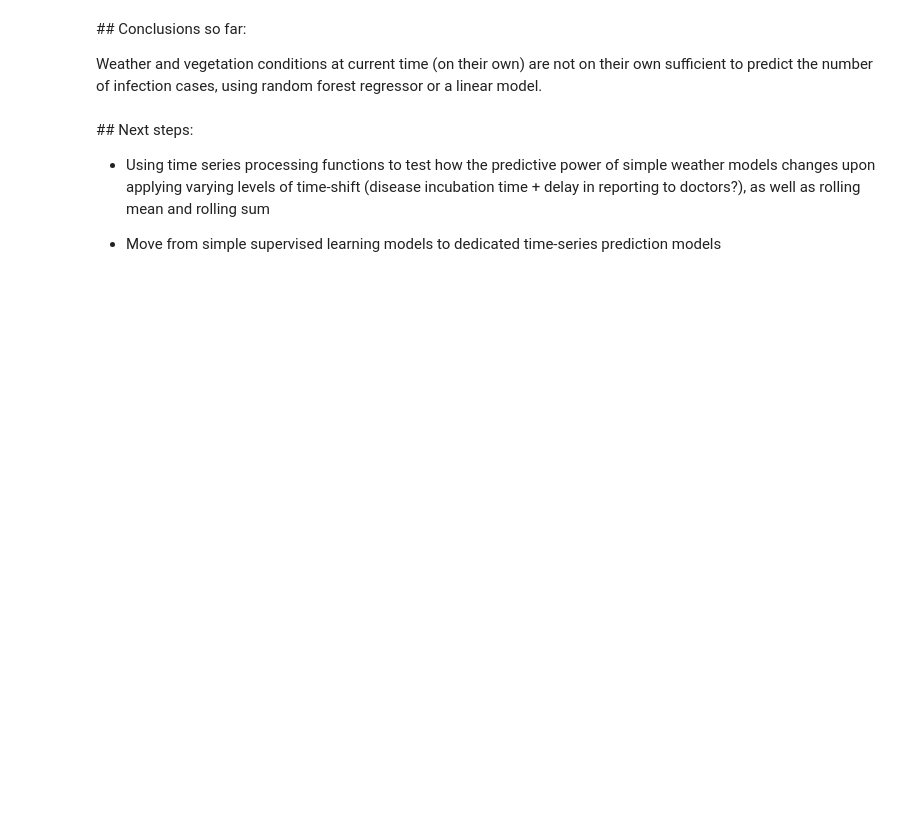
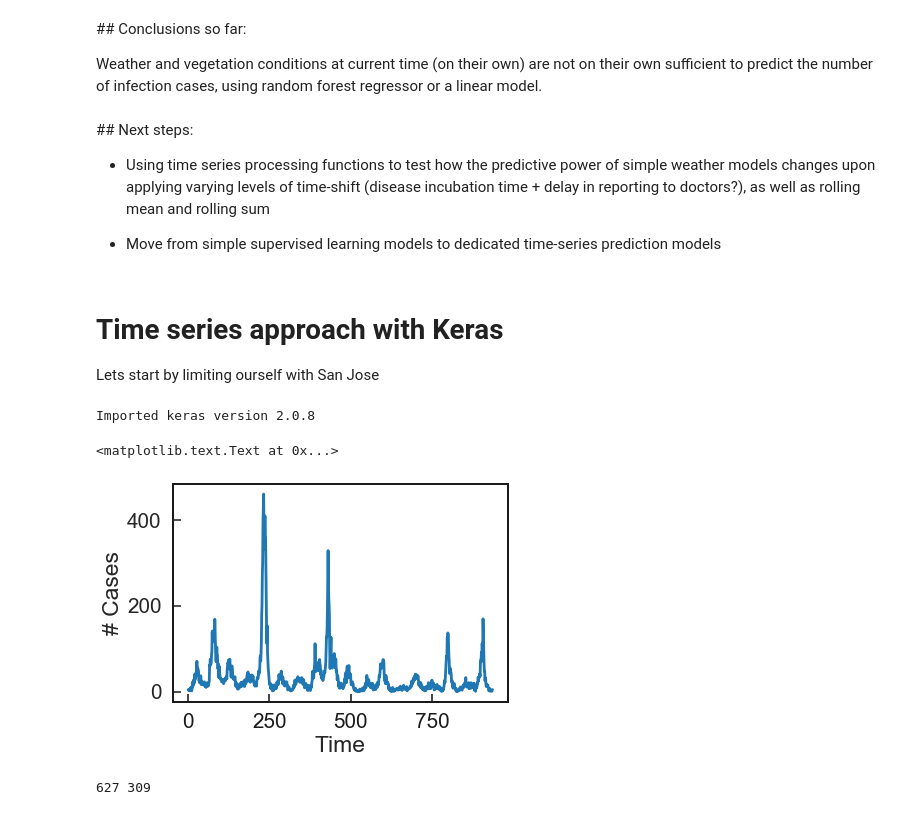
Before and after one commit to vu203/Fever, a Jupyter notebook: Fever.ipynb, the cells around one changed output. Drawn from its saved outputs; the diff is of its cells as text; code cells hidden in the pictures; blank space fills up the shorter version.

Commit message:
introduced NN model for time series, using Keras

```diff
--- a/Fever.ipynb
+++ b/Fever.ipynb
@@ -405,3 +405,34 @@ Weather and vegetation conditions at current time (on their own) are not on thei
 
 
 - Move from simple supervised learning models to dedicated time-series prediction models
+# %% [markdown]
+# Time series approach with Keras
+
+Lets start by limiting ourself with San Jose
+# %%
+import keras
+from keras.models import Sequential
+from keras.layers import Dense
+
+print('Imported keras version', keras.__version__)
+# %% [output]
+Imported keras version 2.0.8
+# %%
+dataset = df.ix['sj']['total_cases']
+dataset = dataset.astype('float32').values
+
+plt.plot(dataset)
+plt.xlabel('Time')
+plt.ylabel('# Cases')
+# %% [output]
+<matplotlib.text.Text at 0x...>
+[figure, added]
+# %%
+# split into train and test sets
+train_size = int(len(dataset) * 0.67)
+test_size = len(dataset) - train_size
+
+train, test = dataset[0:train_size], dataset[train_size:len(dataset)]
+print(len(train), len(test))
+# %% [output]
+627 309
```
Also changed, not shown: parts of 11 cells of this notebook.
